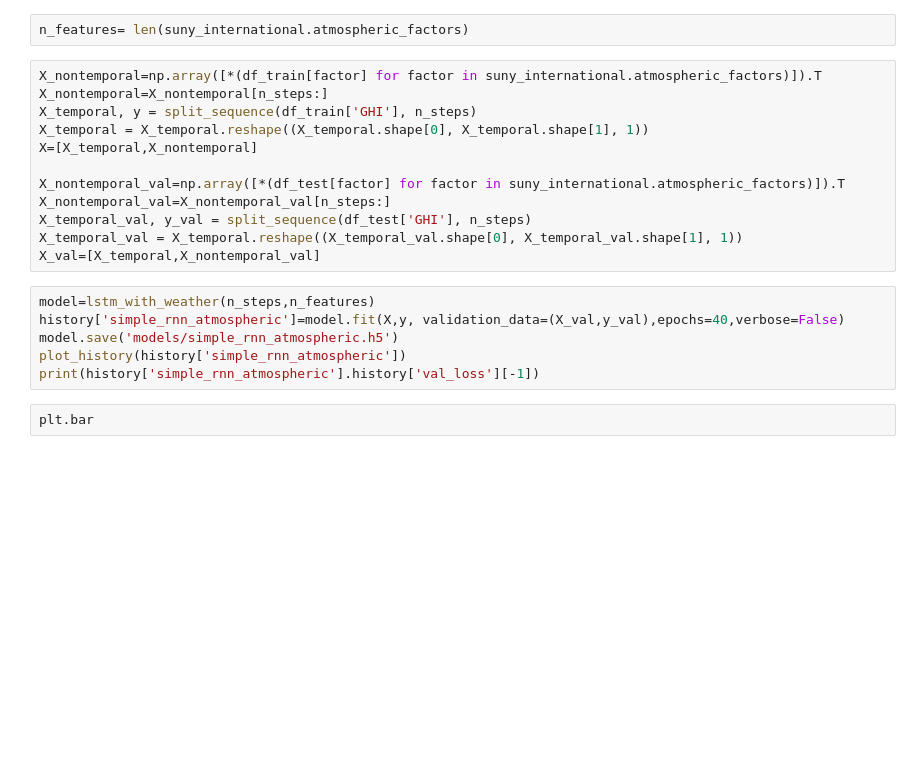
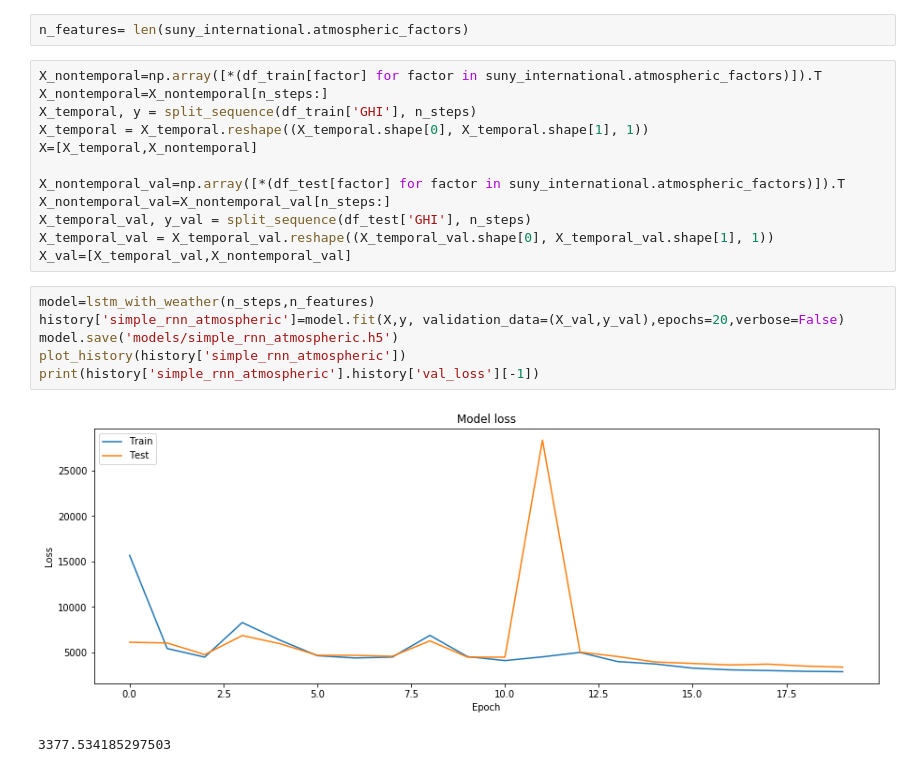
Before and after one commit to s-ankur/ug-project, a Jupyter notebook: simple_rnn.ipynb, the cells around one changed output. Saved outputs shown, nothing was run; the diff lists cells and outputs as text; blank space fills up the shorter version.

```diff
--- a/simple_rnn.ipynb
+++ b/simple_rnn.ipynb
@@ -74,13 +74,14 @@ X=[X_temporal,X_nontemporal]
 X_nontemporal_val=np.array([*(df_test[factor] for factor in suny_international.atmospheric_factors)]).T
 X_nontemporal_val=X_nontemporal_val[n_steps:]
 X_temporal_val, y_val = split_sequence(df_test['GHI'], n_steps)
-X_temporal_val = X_temporal.reshape((X_temporal_val.shape[0], X_temporal_val.shape[1], 1))
-X_val=[X_temporal,X_nontemporal_val]
+X_temporal_val = X_temporal_val.reshape((X_temporal_val.shape[0], X_temporal_val.shape[1], 1))
+X_val=[X_temporal_val,X_nontemporal_val]
 # %%
 model=lstm_with_weather(n_steps,n_features)
-history['simple_rnn_atmospheric']=model.fit(X,y, validation_data=(X_val,y_val),epochs=40,verbose=False)
+history['simple_rnn_atmospheric']=model.fit(X,y, validation_data=(X_val,y_val),epochs=20,verbose=False)
 model.save('models/simple_rnn_atmospheric.h5')
 plot_history(history['simple_rnn_atmospheric'])
 print(history['simple_rnn_atmospheric'].history['val_loss'][-1])
+# %% [output]
+[figure, added]
+3377.534185297503
-# %%
-plt.bar
```
Also changed, not shown: parts of 3 cells of this notebook, 6 other files.
